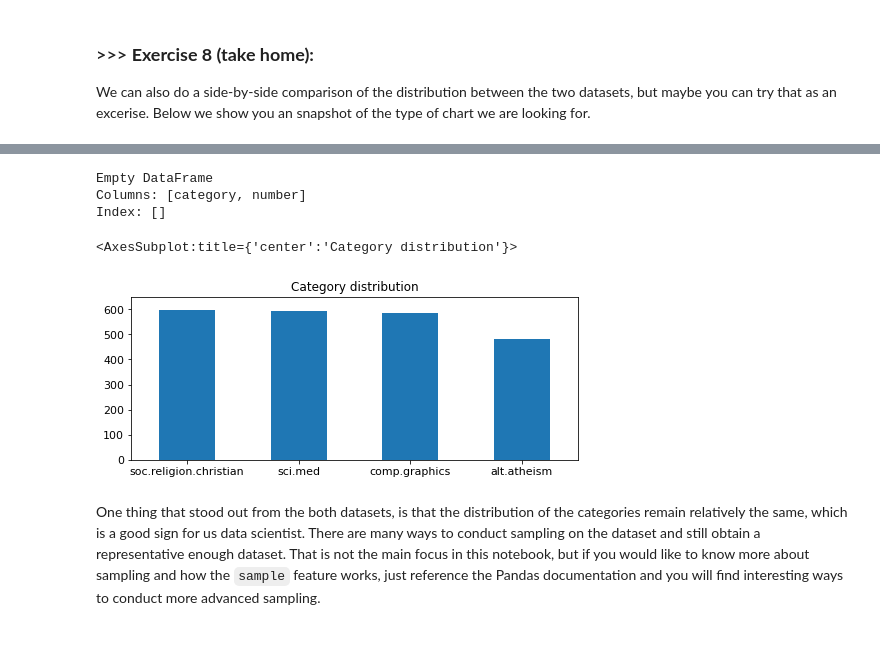
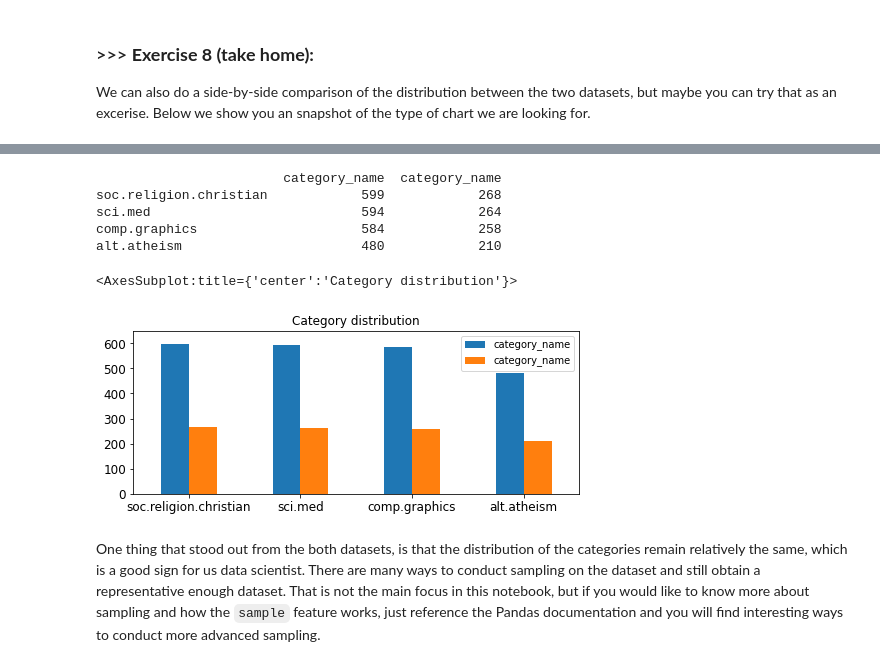
Before and after one commit to clktease/DM2021-Lab1-master, a Jupyter notebook: DM2021-Lab1-master.ipynb, the cells around one changed output, grey strips where cells are left out. Saved outputs shown, nothing was run; the diff lists cells and outputs as text; code cells hidden in the pictures; blank space fills up the shorter version.

```diff
--- a/DM2021-Lab1-master.ipynb
+++ b/DM2021-Lab1-master.ipynb
@@ -820,22 +820,24 @@ We can also do a side-by-side comparison of the distribution between the two dat
 ![alt txt](https://i.imgur.com/9eO431H.png)
 # %%
 # Answer here
-A = X.category_name.value_counts()
-B = [X_sample.category_name.value_counts()]
-C = [A,B]
-df=pd.DataFrame(A,columns=["category","number"])
+A = X.category_name.value_counts().to_frame(name='category_name')
+B = X_sample.category_name.value_counts().to_frame(name='category_name')
+
+
+df = pd.concat([A,B],axis = 1)
 print(df)
-
-X.category_name.value_counts().plot(kind = 'bar',
-                                    title = 'Category distribution',
-                                    ylim = [0, 650],
-                                    rot = 0, fontsize = 11, figsize = (8,3))
+df.plot(kind = 'bar',
+        title = 'Category distribution',
+        ylim = [0, 650],
+        rot = 0, fontsize = 12, figsize = (8,3))
 # %% [output]
-Empty DataFrame
-Columns: [category, number]
-Index: []
+                        category_name  category_name
+soc.religion.christian            599            268
+sci.med                           594            264
+comp.graphics                     584            258
+alt.atheism                       480            210
 <AxesSubplot:title={'center':'Category distribution'}>
-[figure, old version]
+[figure, new version]
 # %% [markdown]
 One thing that stood out from the both datasets, is that the distribution of the categories remain relatively the same, which is a good sign for us data scientist. There are many ways to conduct sampling on the dataset and still obtain a representative enough dataset. That is not the main focus in this notebook, but if you would like to know more about sampling and how the `sample` feature works, just reference the Pandas documentation and you will find interesting ways to conduct more advanced sampling.
 # %% [markdown]
```
Also changed, not shown: parts of 7 cells of this notebook.
